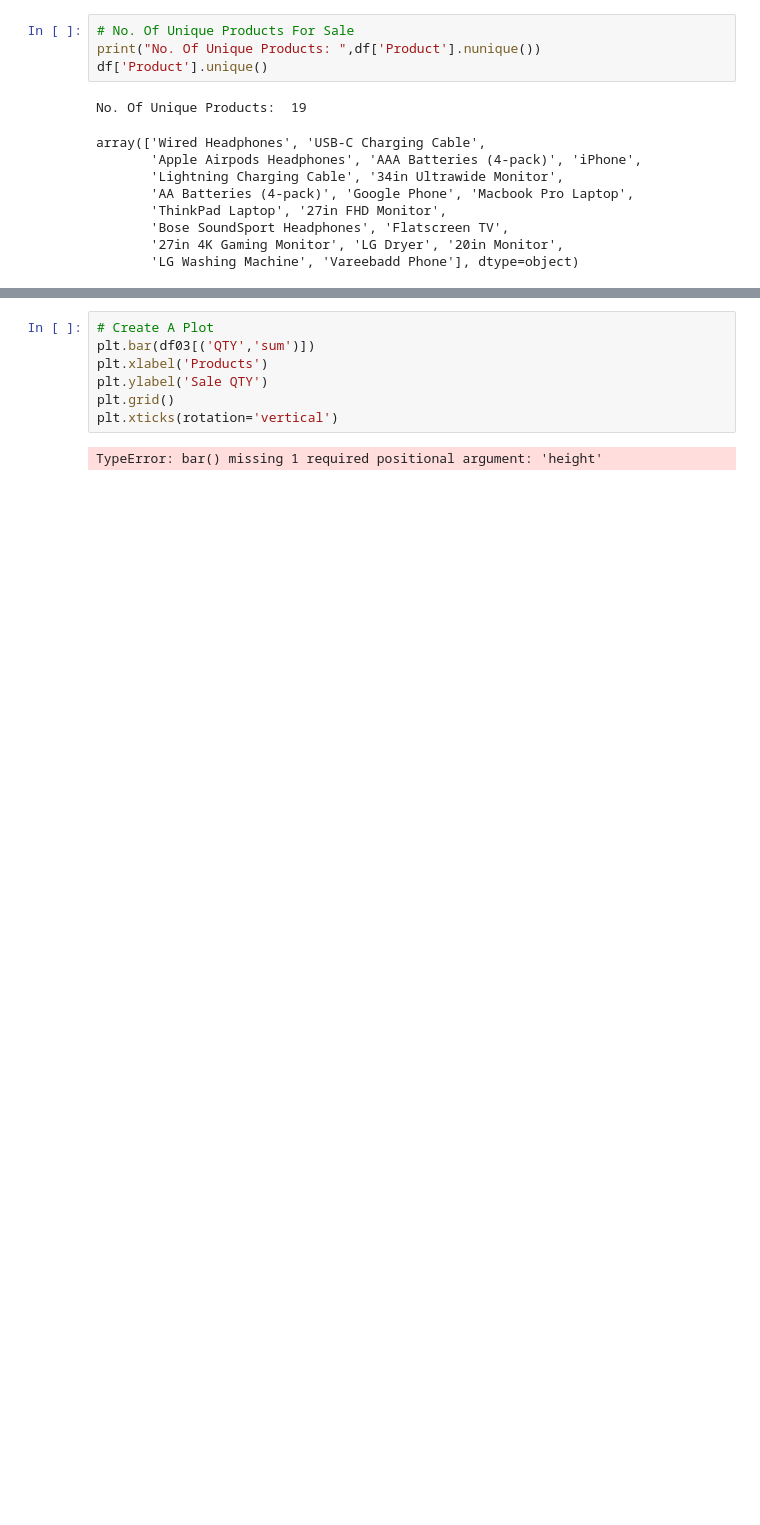
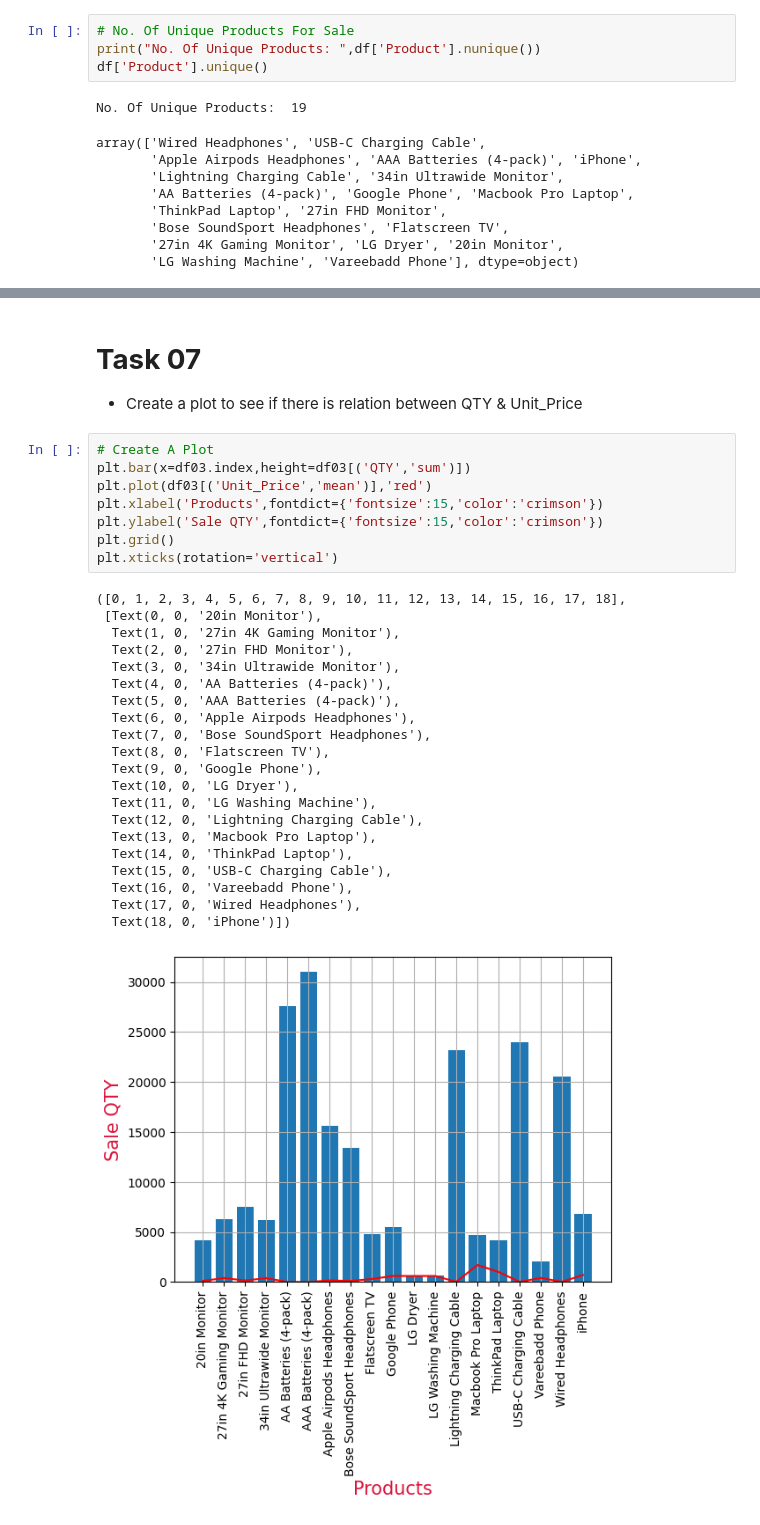
Before and after one commit to akshayyewle/Data-Analytics, a Jupyter notebook: 01 Data Analysis Project/Python Code.ipynb, the cells around one changed output, grey strips where cells are left out. Drawn from its saved outputs; the diff is of its cells as text; blank space fills up the shorter version.

```diff
--- a/01 Data Analysis Project/Python Code.ipynb
+++ b/01 Data Analysis Project/Python Code.ipynb
@@ -658,9 +659,33 @@ df03.sort_values(by=('Order_Value','sum'),ascending=False)
+# %% [markdown]
+# **Task 07**
+* Create a plot to see if there is relation between QTY & Unit_Price
 # %%
 # Create A Plot
-plt.bar(df03[('QTY','sum')])
-plt.xlabel('Products')
-plt.ylabel('Sale QTY')
+plt.bar(x=df03.index,height=df03[('QTY','sum')])
+plt.plot(df03[('Unit_Price','mean')],'red')
+plt.xlabel('Products',fontdict={'fontsize':15,'color':'crimson'})
+plt.ylabel('Sale QTY',fontdict={'fontsize':15,'color':'crimson'})
 plt.grid()
 plt.xticks(rotation='vertical')
 # %% [output]
-TypeError: bar() missing 1 required positional argument: 'height'
+([0, 1, 2, 3, 4, 5, 6, 7, 8, 9, 10, 11, 12, 13, 14, 15, 16, 17, 18],
+ [Text(0, 0, '20in Monitor'),
+  Text(1, 0, '27in 4K Gaming Monitor'),
+  Text(2, 0, '27in FHD Monitor'),
+  Text(3, 0, '34in Ultrawide Monitor'),
+  Text(4, 0, 'AA Batteries (4-pack)'),
+  Text(5, 0, 'AAA Batteries (4-pack)'),
+  Text(6, 0, 'Apple Airpods Headphones'),
+  Text(7, 0, 'Bose SoundSport Headphones'),
+  Text(8, 0, 'Flatscreen TV'),
+  Text(9, 0, 'Google Phone'),
+  Text(10, 0, 'LG Dryer'),
+  Text(11, 0, 'LG Washing Machine'),
+  Text(12, 0, 'Lightning Charging Cable'),
+  Text(13, 0, 'Macbook Pro Laptop'),
+  Text(14, 0, 'ThinkPad Laptop'),
+  Text(15, 0, 'USB-C Charging Cable'),
+  Text(16, 0, 'Vareebadd Phone'),
+  Text(17, 0, 'Wired Headphones'),
+  Text(18, 0, 'iPhone')])
+[figure, added]
```
Also changed, not shown: parts of 6 cells of this notebook.
